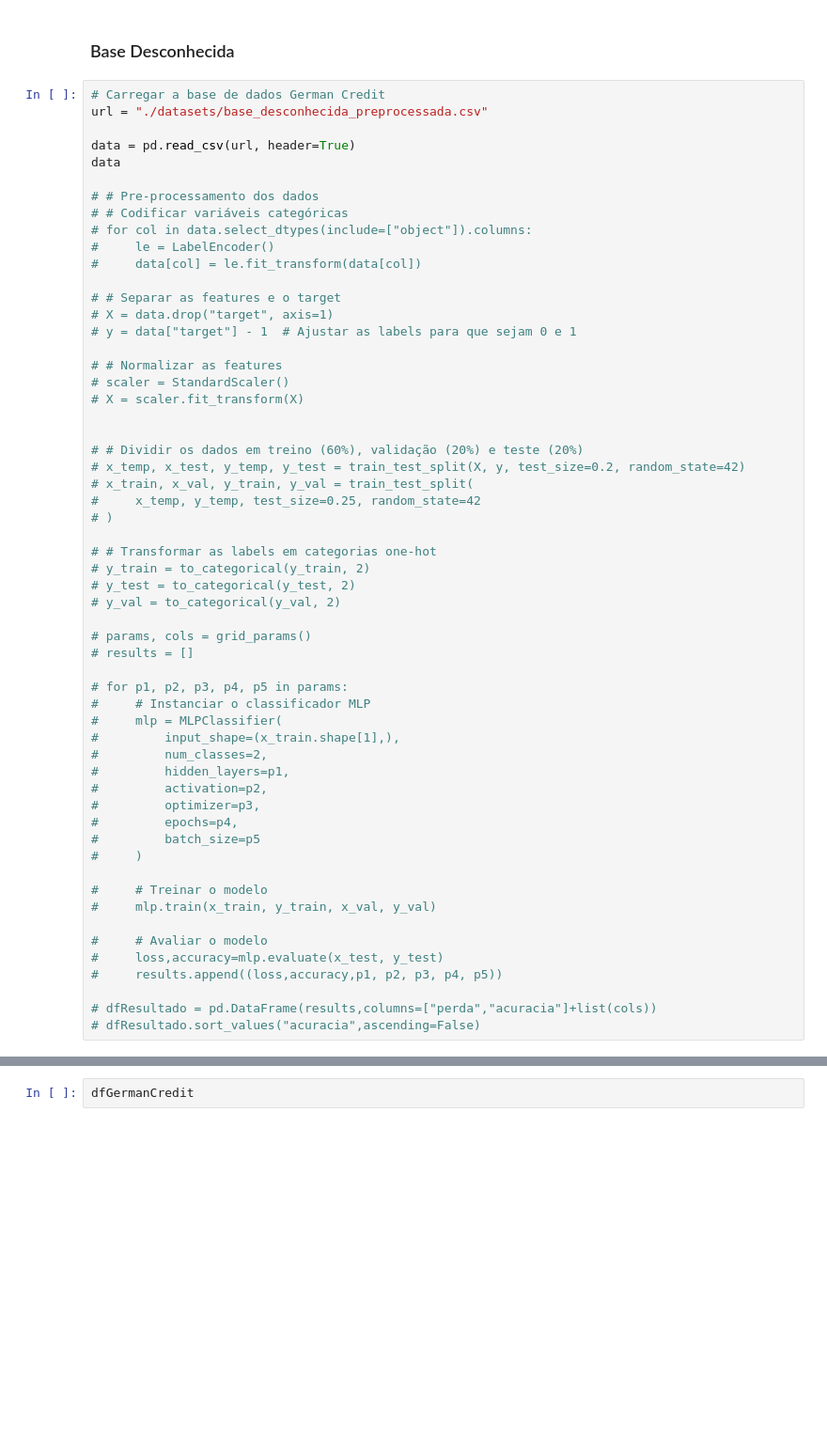
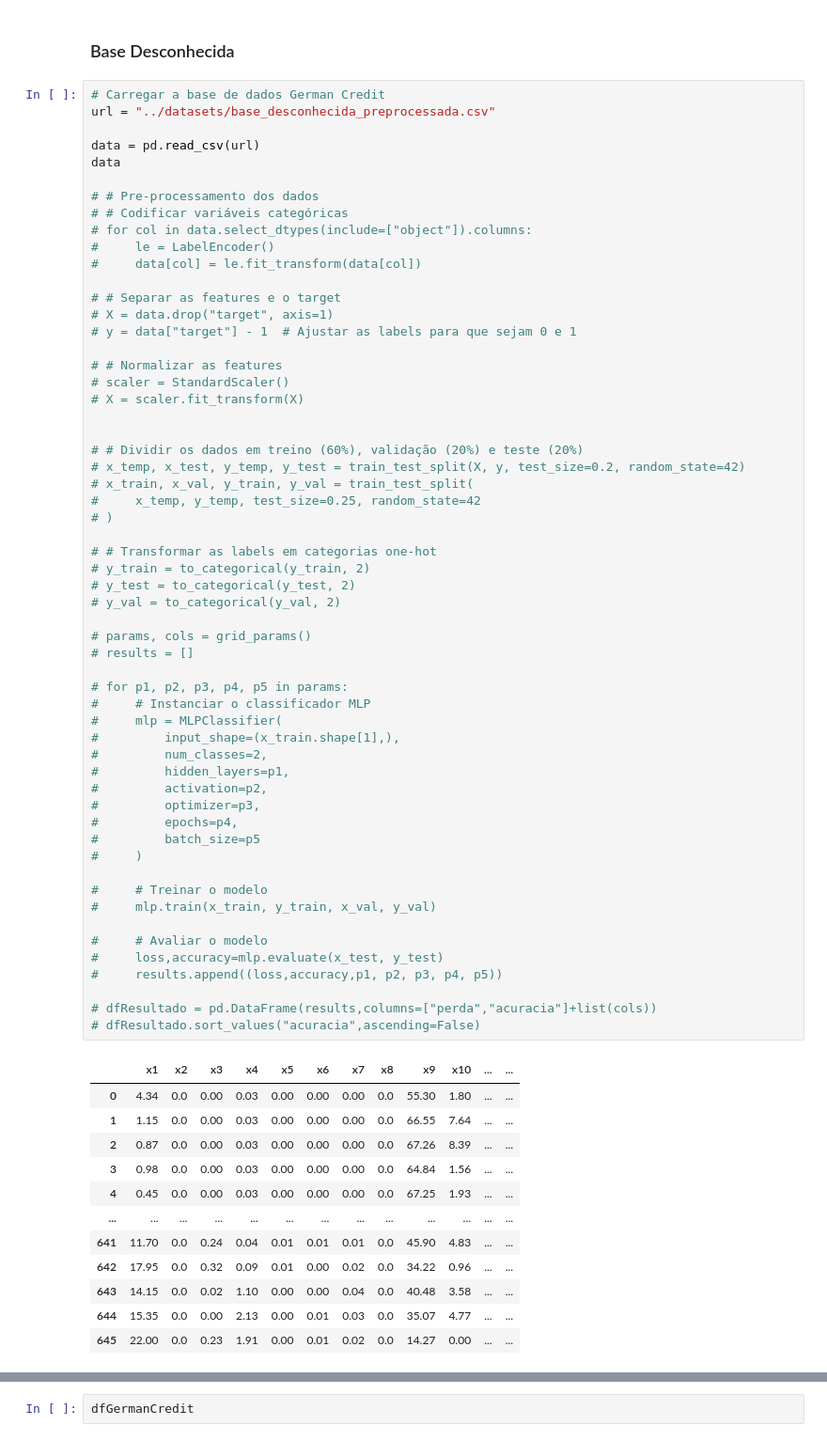
Before and after one commit to DanielCirino/ppginf-ml-trabalho-pratico-03, a Jupyter notebook: notebooks/trab_pratico_03.ipynb, the cells around one changed output, grey strips where cells are left out. Shown at 94% size. Cells and saved outputs as stored; diff of their text form; blank space fills up the shorter version.

Commit message:
Base  GermanCredit

```diff
--- a/notebooks/trab_pratico_03.ipynb
+++ b/notebooks/trab_pratico_03.ipynb
@@ -328,9 +328,9 @@ Name: 220, dtype: object
 ### Base Desconhecida
 # %%
 # Carregar a base de dados German Credit
-url = "./datasets/base_desconhecida_preprocessada.csv"
+url = "../datasets/base_desconhecida_preprocessada.csv"
 
-data = pd.read_csv(url, header=True)
+data = pd.read_csv(url)
 data
 
 # # Pre-processamento dos dados
@@ -357,30 +357,42 @@ data
 # # Transformar as labels em categorias one-hot
 # y_train = to_categorical(y_train, 2)
 # y_test = to_categorical(y_test, 2)
 # y_val = to_categorical(y_val, 2)
 
 # params, cols = grid_params()
 # results = []
 
 # for p1, p2, p3, p4, p5 in params:
 #     # Instanciar o classificador MLP
 #     mlp = MLPClassifier(
 #         input_shape=(x_train.shape[1],),
 #         num_classes=2,
 #         hidden_layers=p1,
 #         activation=p2,
 #         optimizer=p3,
 #         epochs=p4,
 #         batch_size=p5
 #     )
 
 #     # Treinar o modelo
 #     mlp.train(x_train, y_train, x_val, y_val)
 
 #     # Avaliar o modelo
 #     loss,accuracy=mlp.evaluate(x_test, y_test)
 #     results.append((loss,accuracy,p1, p2, p3, p4, p5))
 
 # dfResultado = pd.DataFrame(results,columns=["perda","acuracia"]+list(cols))
 # dfResultado.sort_values("acuracia",ascending=False)
 # %% [output]
+|  | x1 | x2 | x3 | x4 | x5 | x6 | x7 | x8 | x9 | x10 | ... | ... |
+| 0 | 4.34 | 0.0 | 0.00 | 0.03 | 0.00 | 0.00 | 0.00 | 0.0 | 55.30 | 1.80 | ... | ... |
+| 1 | 1.15 | 0.0 | 0.00 | 0.03 | 0.00 | 0.00 | 0.00 | 0.0 | 66.55 | 7.64 | ... | ... |
+| 2 | 0.87 | 0.0 | 0.00 | 0.03 | 0.00 | 0.00 | 0.00 | 0.0 | 67.26 | 8.39 | ... | ... |
+| 3 | 0.98 | 0.0 | 0.00 | 0.03 | 0.00 | 0.00 | 0.00 | 0.0 | 64.84 | 1.56 | ... | ... |
+| 4 | 0.45 | 0.0 | 0.00 | 0.03 | 0.00 | 0.00 | 0.00 | 0.0 | 67.25 | 1.93 | ... | ... |
+| ... | ... | ... | ... | ... | ... | ... | ... | ... | ... | ... | ... | ... |
+| 641 | 11.70 | 0.0 | 0.24 | 0.04 | 0.01 | 0.01 | 0.01 | 0.0 | 45.90 | 4.83 | ... | ... |
+| 642 | 17.95 | 0.0 | 0.32 | 0.09 | 0.01 | 0.00 | 0.02 | 0.0 | 34.22 | 0.96 | ... | ... |
+| 643 | 14.15 | 0.0 | 0.02 | 1.10 | 0.00 | 0.00 | 0.04 | 0.0 | 40.48 | 3.58 | ... | ... |
+| 644 | 15.35 | 0.0 | 0.00 | 2.13 | 0.00 | 0.01 | 0.03 | 0.0 | 35.07 | 4.77 | ... | ... |
+| 645 | 22.00 | 0.0 | 0.23 | 1.91 | 0.00 | 0.01 | 0.02 | 0.0 | 14.27 | 0.00 | ... | ... |
```
Also changed, not shown: parts of 1 cell of this notebook.
